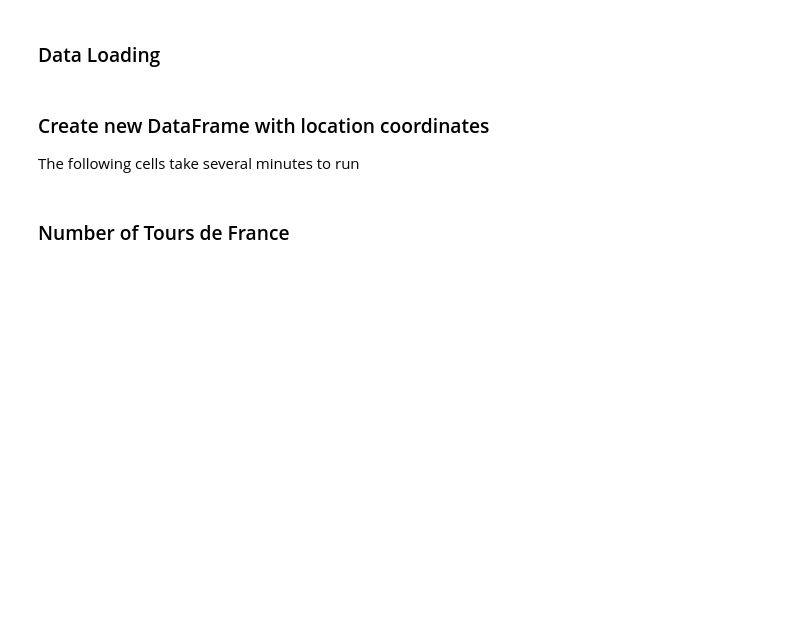
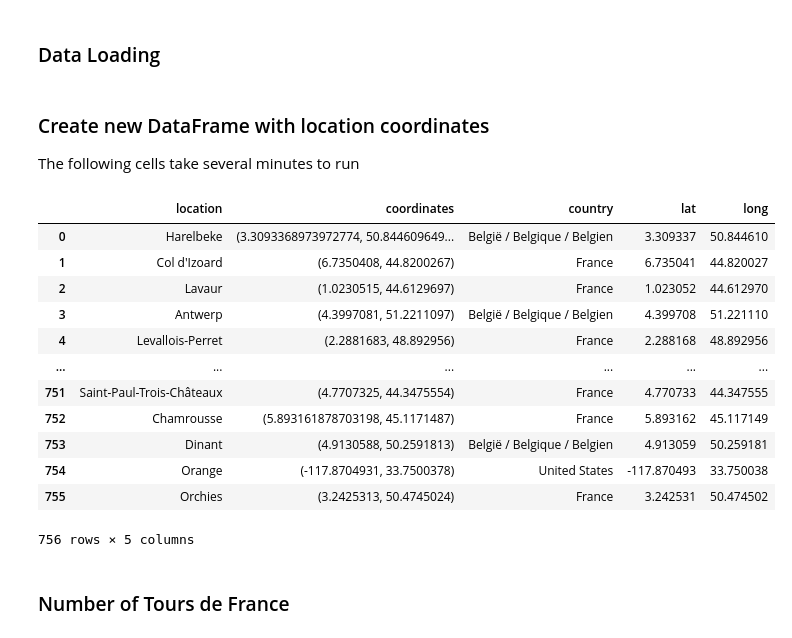
Before and after one commit to nana0211/datavis-project-2022-datawiz, a Jupyter notebook: EDA/EDA.ipynb, the cells around one changed output. Cells and saved outputs as stored; diff of their text form; code cells hidden in the pictures; blank space fills up the shorter version.

Commit message:
Correct lat and long

```diff
--- a/EDA/EDA.ipynb
+++ b/EDA/EDA.ipynb
@@ -39,6 +39,23 @@ locations = pd.DataFrame({"location" : list(set(stages.Destination).union(set(st
 geolocator = Nominatim(user_agent="MyApp")
 locations["coordinates"] = locations["location"].apply(create_coordinates)
 locations["country"] = locations["location"].apply(create_country)
+locations[["lat", "long"]] = pd.DataFrame(locations["coordinates"].tolist(), index=locations.index)
+# %%
+locations
+# %% [output]
+|  | location | coordinates | country | lat | long |
+| 0 | Harelbeke | (3.3093368973972774, 50.844609649... | België / Belgique / Belgien | 3.309337 | 50.844610 |
+| 1 | Col d'Izoard | (6.7350408, 44.8200267) | France | 6.735041 | 44.820027 |
+| 2 | Lavaur | (1.0230515, 44.6129697) | France | 1.023052 | 44.612970 |
+| 3 | Antwerp | (4.3997081, 51.2211097) | België / Belgique / Belgien | 4.399708 | 51.221110 |
+| 4 | Levallois-Perret | (2.2881683, 48.892956) | France | 2.288168 | 48.892956 |
+| ... | ... | ... | ... | ... | ... |
+| 751 | Saint-Paul-Trois-Châteaux | (4.7707325, 44.3475554) | France | 4.770733 | 44.347555 |
+| 752 | Chamrousse | (5.893161878703198, 45.1171487) | France | 5.893162 | 45.117149 |
+| 753 | Dinant | (4.9130588, 50.2591813) | België / Belgique / Belgien | 4.913059 | 50.259181 |
+| 754 | Orange | (-117.8704931, 33.7500378) | United States | -117.870493 | 33.750038 |
+| 755 | Orchies | (3.2425313, 50.4745024) | France | 3.242531 | 50.474502 |
+756 rows × 5 columns
 # %%
 locations.to_csv("../data/locations.csv")
 # %% [markdown]
```
Also changed, not shown: 1 other file.
